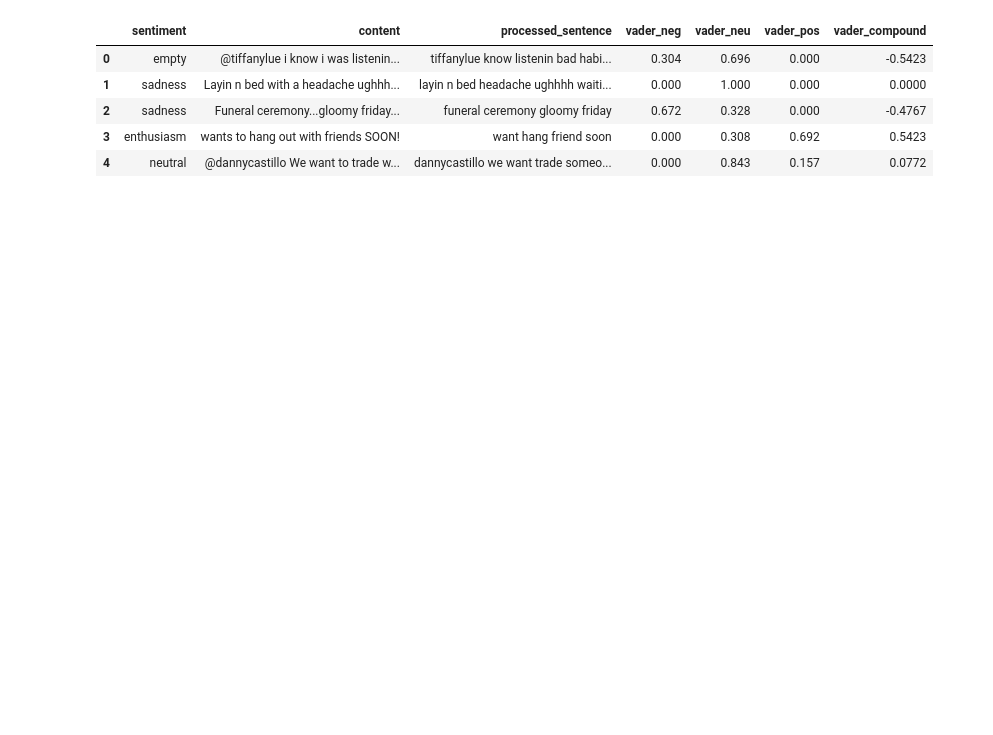
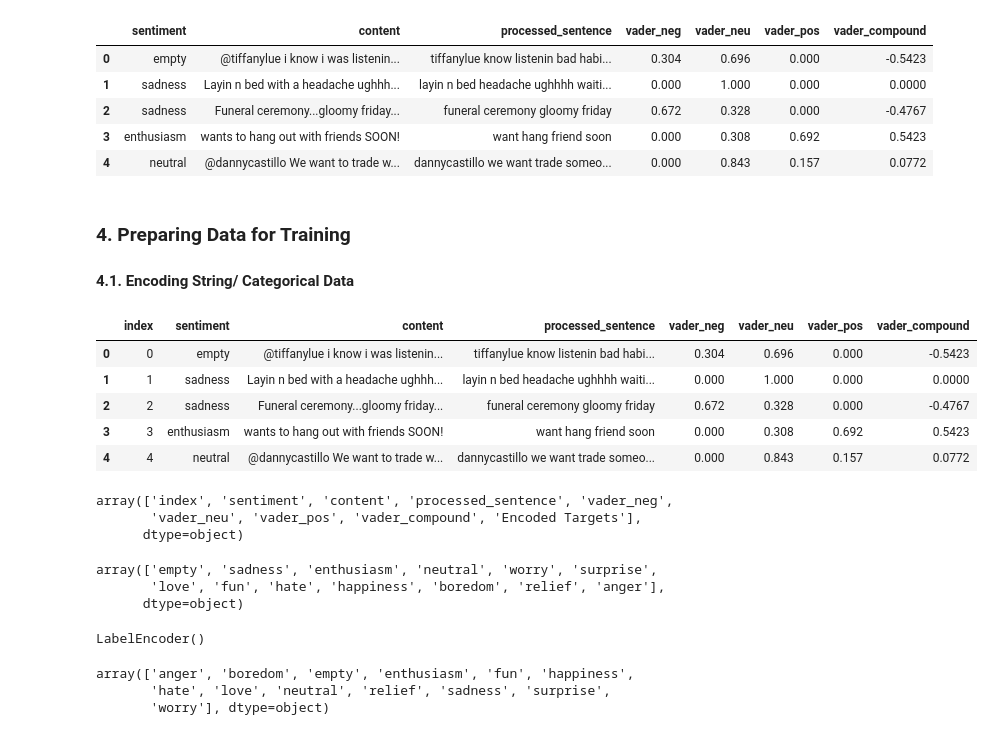
Before and after one commit to aijedi/Natural-Language-Processing, a Jupyter notebook: Sentiment Analysis of Tweets/Prepare the Data Frame and Feature Extraction.ipynb, the cells around one changed output. Cells and saved outputs as stored; diff of their text form; code cells hidden in the pictures; blank space fills up the shorter version.

```diff
--- a/Sentiment Analysis of Tweets/Prepare the Data Frame and Feature Extraction.ipynb
+++ b/Sentiment Analysis of Tweets/Prepare the Data Frame and Feature Extraction.ipynb
@@ -281,7 +236,7 @@ df.head()
 #### 3.1. Processing the sentence
 # %%
 ## Processing the text for NLP
-df['processed_sentence'] = df['content'].apply(lambda x: process_text_text(x))
+df['processed_sentence'] = df['content'].apply(lambda x: process_text(x))
 # %% [markdown]
 #### 3.2. Vader Sentiment Extraction
 # %%
@@ -322,3 +282,27 @@ df.head()
 | 2 | sadness | Funeral ceremony...gloomy friday... | funeral ceremony gloomy friday | 0.672 | 0.328 | 0.000 | -0.4767 |
 | 3 | enthusiasm | wants to hang out with friends SOON! | want hang friend soon | 0.000 | 0.308 | 0.692 | 0.5423 |
 | 4 | neutral | @dannycastillo We want to trade w... | dannycastillo we want trade someo... | 0.000 | 0.843 | 0.157 | 0.0772 |
+# %% [markdown]
+### 4. Preparing Data for Training
+#### 4.1. Encoding String/ Categorical Data
+# %%
+df.head()
+# %% [output]
+|  | index | sentiment | content | processed_sentence | vader_neg | vader_neu | vader_pos | vader_compound |
+| 0 | 0 | empty | @tiffanylue i know i was listenin... | tiffanylue know listenin bad habi... | 0.304 | 0.696 | 0.000 | -0.5423 |
+| 1 | 1 | sadness | Layin n bed with a headache ughhh... | layin n bed headache ughhhh waiti... | 0.000 | 1.000 | 0.000 | 0.0000 |
+| 2 | 2 | sadness | Funeral ceremony...gloomy friday... | funeral ceremony gloomy friday | 0.672 | 0.328 | 0.000 | -0.4767 |
+| 3 | 3 | enthusiasm | wants to hang out with friends SOON! | want hang friend soon | 0.000 | 0.308 | 0.692 | 0.5423 |
+| 4 | 4 | neutral | @dannycastillo We want to trade w... | dannycastillo we want trade someo... | 0.000 | 0.843 | 0.157 | 0.0772 |
+# %%
+df.columns.values
+# %% [output]
+array(['index', 'sentiment', 'content', 'processed_sentence', 'vader_neg',
+       'vader_neu', 'vader_pos', 'vader_compound', 'Encoded Targets'],
+      dtype=object)
+# %%
+df['sentiment'].unique()
+# %% [output]
+array(['empty', 'sadness', 'enthusiasm', 'neutral', 'worry', 'surprise',
+       'love', 'fun', 'hate', 'happiness', 'boredom', 'relief', 'anger'],
+      dtype=object)
@@ -324,0 +312,10 @@ df.head()
+# %%
+le.fit(df['sentiment'])
+# %% [output]
+LabelEncoder()
+# %%
+le.classes_
+# %% [output]
+array(['anger', 'boredom', 'empty', 'enthusiasm', 'fun', 'happiness',
+       'hate', 'love', 'neutral', 'relief', 'sadness', 'surprise',
+       'worry'], dtype=object)
```
Also changed, not shown: parts of 28 cells of this notebook.
